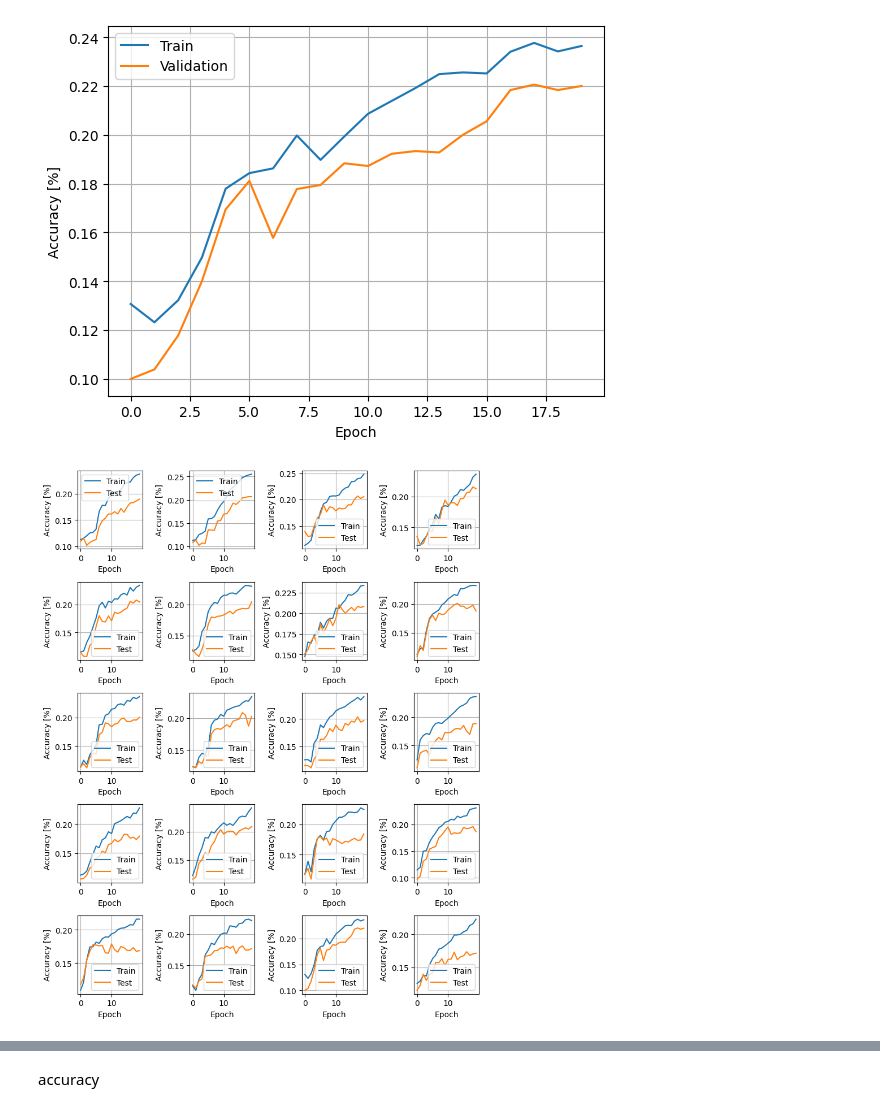
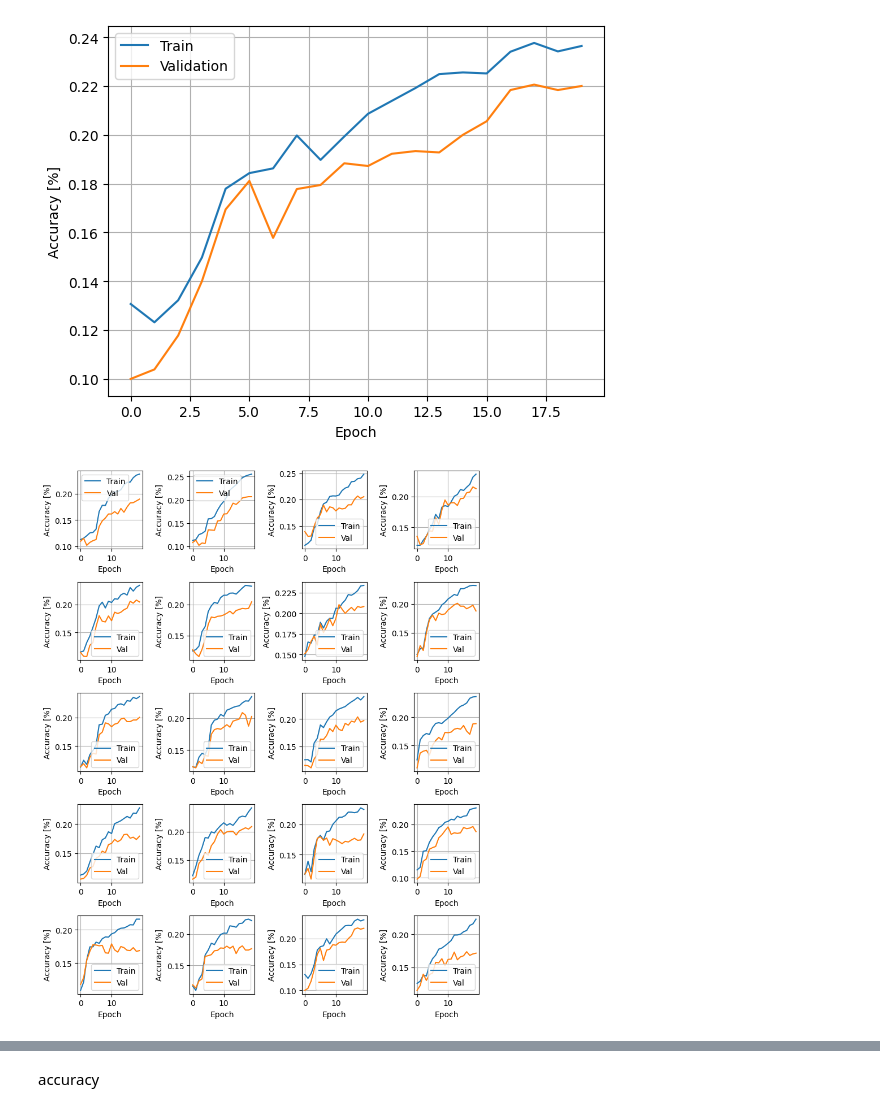
Before and after one commit to AppelEater/jax_machinelearning, a Jupyter notebook: data_visualizer_test_case.ipynb, the cells around one changed output, grey strips where cells are left out. Cells and saved outputs as stored; diff of their text form; code cells hidden in the pictures.

```diff
--- a/data_visualizer_test_case.ipynb
+++ b/data_visualizer_test_case.ipynb
@@ -15,8 +15,8 @@ best_acc_yet = [0,0] #(accuracy, glob)
 
 best_accuracy = []
 
-for idx, glob in enumerate(gloober):
-    with open(glob, "rb") as f:
+for idx, glib in enumerate(gloober):
+    with open(glib, "rb") as f:
         results = pkl.load(f)
         axs[idx//5, idx%5].plot(results["Accuracy Measurements"]["Training accuracy"], label="Train")
         axs[idx//5, idx%5].plot(results["Accuracy Measurements"]["Testing accuracy"], label="Test")
@@ -25,7 +25,7 @@ for idx, glob in enumerate(gloober):
         axs[idx//5, idx%5].legend()
         if np.max(results["Accuracy Measurements"]["Testing accuracy"]) > best_acc_yet[0]:
             best_acc_yet[0] = np.max(results["Accuracy Measurements"]["Testing accuracy"])
-            best_acc_yet[1] = glob
+            best_acc_yet[1] = glib
         best_accuracy.append(np.max(results["Accuracy Measurements"]["Testing accuracy"]))
 
 plt.savefig("The_different_rates.pdf")
@@ -57,36 +57,36 @@ fig = plt.figure(figsize=(2*row1,10))
 
 axs = []
 
 for i in range(row1):
      axs.append(plt.subplot2grid((5,2*row1), (0,2*i), colspan=2))
 
 for i in range(row1):
      axs.append(plt.subplot2grid((5,2*row1), (1,2*i), colspan=2))
 
 for i in range(row1):
      axs.append(plt.subplot2grid((5,2*row1), (2,2*i), colspan=2))
 
 for i in range(row1):
      axs.append(plt.subplot2grid((5,2*row1), (3,2*i), colspan=2))
 
 for i in range(row1):
      axs.append(plt.subplot2grid((5,2*row1), (4,2*i), colspan=2))
 
-for idx, glob in enumerate(gloober):
-    with open(glob, "rb") as f:
+for idx, glib in enumerate(gloober):
+    with open(glib, "rb") as f:
         results = pkl.load(f)
         axs[idx].plot(results["Accuracy Measurements"]["Training accuracy"], label="Train")
-        axs[idx].plot(results["Accuracy Measurements"]["Testing accuracy"], label="Test")
+        axs[idx].plot(results["Accuracy Measurements"]["Testing accuracy"], label="Val")
         axs[idx].set_xlabel("Epoch")
         axs[idx].set_ylabel("Accuracy [%]")
         axs[idx].grid()
         axs[idx].legend()
 
 
 plt.tight_layout()
 
 plt.savefig("The_different_rates.pdf")
 # %% [output]
-[figure, old version]
+[figure, new version]
 # %%
 best_acc_yet = [0,0]
```
Also changed, not shown: parts of 4 cells of this notebook, 4 other files.
